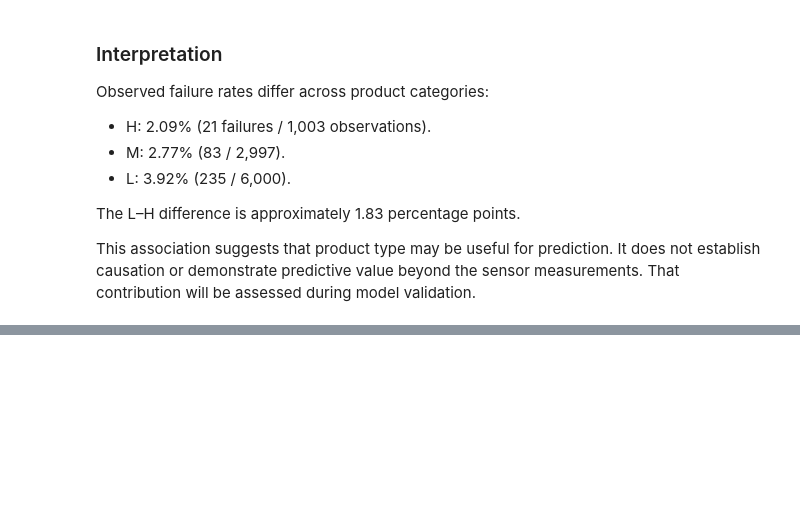
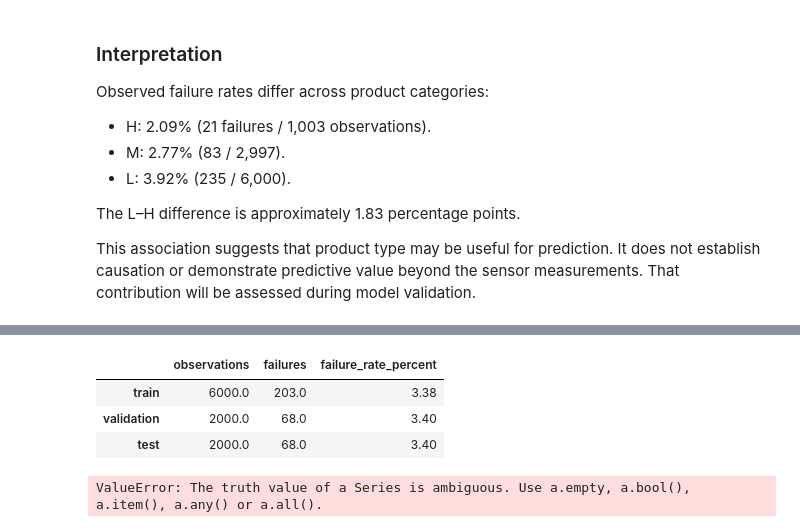
Before and after one commit to sayfcha/maintenance-industrial-mlops, a Jupyter notebook: notebooks/01_data_exploration.ipynb, the cells around one changed output, grey strips where cells are left out. Cells and saved outputs as stored; diff of their text form; code cells hidden in the pictures; blank space fills up the shorter version.

Commit message:
Add reproducible stratified splits and integrity checks

```diff
--- a/notebooks/01_data_exploration.ipynb
+++ b/notebooks/01_data_exploration.ipynb
@@ -321,0 +356,50 @@ SyntaxError: invalid syntax (1269045117.py, line 2)
+# %%
+from sklearn.model_selection import train_test_split
+
+TARGET = "Machine failure"
+RANDOM_STATE = 42
+
+# Reserve 20% for final testing.
+train_val_df, test_df = train_test_split(
+    df,
+    test_size=0.20,
+    stratify=df[TARGET],
+    random_state=RANDOM_STATE,
+)
+
+# Split the remaining 80% into 60% training and 20% validation.
+train_df, val_df = train_test_split(
+    train_val_df,
+    test_size=0.25,
+    stratify=train_val_df[TARGET],
+    random_state=RANDOM_STATE,
+)
+# %%
+split_summary = pd.DataFrame({
+    "train": {
+        "observations": len(train_df),
+        "failures": int(train_df[TARGET].sum()),
+        "failure_rate_percent": 100 * train_df[TARGET].mean(),
+    },
+    "validation": {
+        "observations": len(val_df),
+        "failures": int(val_df[TARGET].sum()),
+        "failure_rate_percent": 100 * val_df[TARGET].mean(),
+    },
+    "test": {
+        "observations": len(test_df),
+        "failures": int(test_df[TARGET].sum()),
+        "failure_rate_percent": 100 * test_df[TARGET].mean(),
+    },
+}).T
+
+split_summary.round(2)
+# %% [output]
+|  | observations | failures | failure_rate_percent |
+| train | 6000.0 | 203.0 | 3.38 |
+| validation | 2000.0 | 68.0 | 3.40 |
+| test | 2000.0 | 68.0 | 3.40 |
+# %%
+train_df
+# %% [output]
+ValueError: The truth value of a Series is ambiguous. Use a.empty, a.bool(), a.item(), a.any() or a.all().
```
Also changed, not shown: parts of 3 cells of this notebook, 1 other file.
